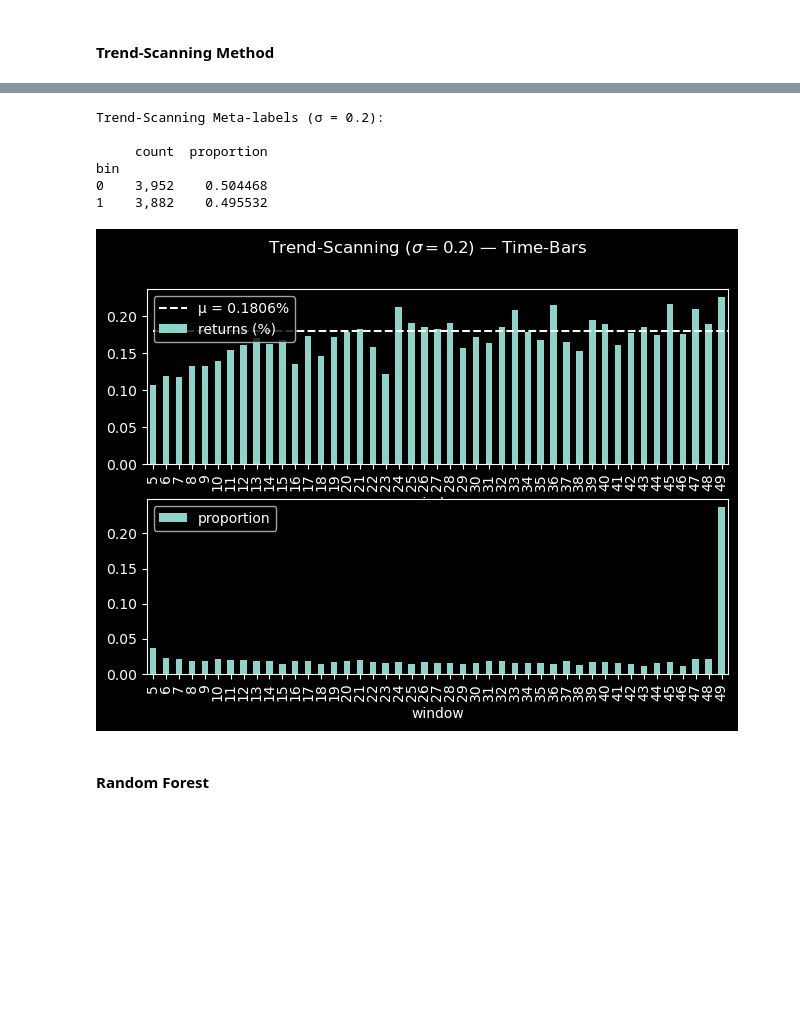
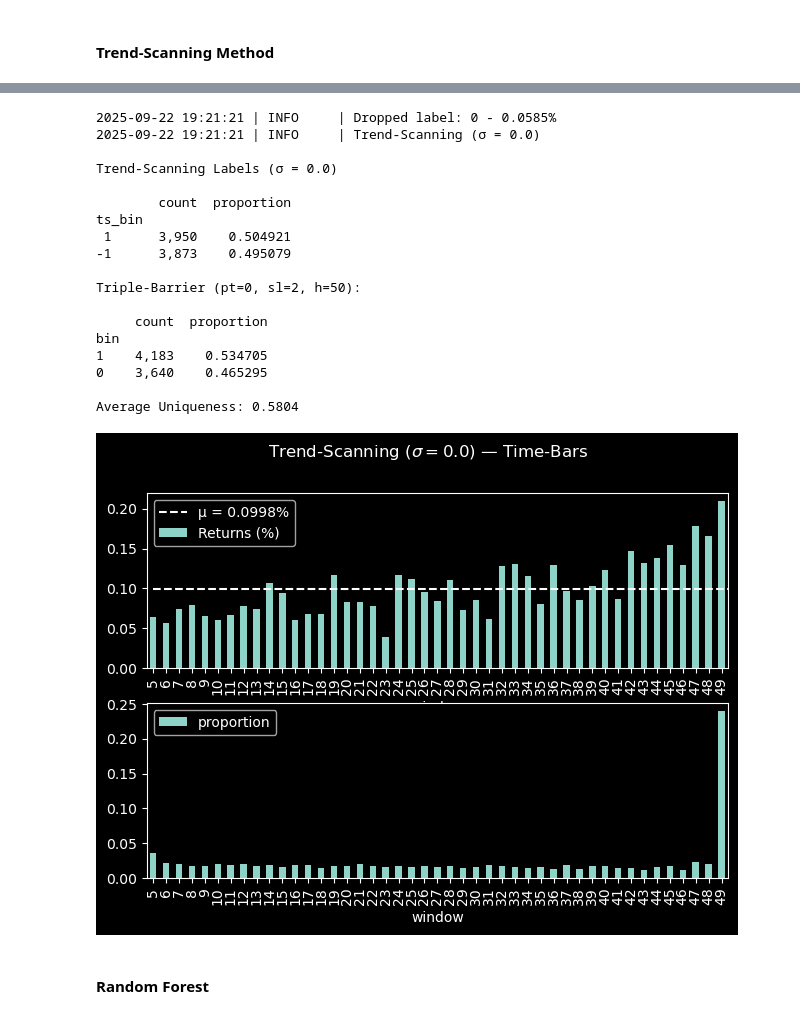
Before and after one commit to pnjoroge54/Machine-Learning-Blueprint, a Jupyter notebook: notebooks/Part_3-Labeling.ipynb, the cells around one changed output, grey strips where cells are left out. Cells and saved outputs as stored; diff of their text form; code cells hidden in the pictures; blank space fills up the shorter version.

```diff
--- a/notebooks/Part_3-Labeling.ipynb
+++ b/notebooks/Part_3-Labeling.ipynb
@@ -221,7 +228,9 @@ bb_period, bb_std = 20, 1.5 # Bollinger Band parameters
 bb_strategy = BollingerStrategy(window=bb_period, num_std=bb_std)
 bb_lookback = 10
 bb_pt_barrier, bb_sl_barrier, bb_time_horizon = (1, 2, 50)
+min_ret = 0.0
 bb_vol_multiplier = 1
+linear_decay = False
 # %% [markdown]
 #### Volatility Charts
 # %%
@@ -282,10 +280,9 @@ vol_target = get_daily_vol(bb_df.close, vol_lookback) * bb_vol_multiplier
 close = bb_df.close
 
 thres = vol_target.mean()
-side, t_events = get_entries(bb_strategy, bb_df, filter_threshold=thres)
+_, t_events = get_entries(bb_strategy, bb_df, filter_threshold=thres)
 
 vertical_barriers = add_vertical_barrier(t_events, close, num_bars=bb_time_horizon)
-linear_decay = False
 # %% [output]
 Bollinger_w20_std1.5 Signals:
 
@@ -387,5 +384,4 @@ Average Uniqueness: 0.7018
 #### Trend-Scanning Method
 # %%
 span = (5, bb_time_horizon)
-volatility_threshold = 0.2
-side = bb_side.reindex(t_events)
+volatility_threshold = 0.0
@@ -402,29 +466,56 @@ bin
+# %%
+span = (5, 50)
+vertical_barriers_50 = add_vertical_barrier(t_events, close, num_bars=50)
+bb_events_trend_tb = get_trend_scanning_meta_labels(
+    close, vol_target, bb_side, t_events, vertical_barriers_50, bb_sl_barrier,
+    min_ret, span, volatility_threshold
+    )
+bb_events_trend_tb_time_50 = bb_events_trend_tb.copy()
+# bb_events_trend_tb_time_50.info()
+
+print(f"\nTrend-Scanning Labels (σ = {volatility_threshold})")
+value_counts_data(bb_events_trend_tb_time_50["ts_bin"], verbose=True)
+
+print(f"Triple-Barrier (pt={0}, sl={bb_sl_barrier}, h={bb_time_horizon}):")
+value_counts_data(bb_events_trend_tb_time_50["bin"], verbose=True)
+
+av_uniqueness = bb_events_trend_tb_time_50['tW'].mean()
+print(f"Average Uniqueness: {av_uniqueness:.4f}")
+
+# bb_events_trend_time.info()
+# %% [output]
+2025-09-22 19:21:21 | INFO     | Dropped label: 0 - 0.0585%
+2025-09-22 19:21:21 | INFO     | Trend-Scanning (σ = 0.0)
+
+Trend-Scanning Labels (σ = 0.0)
+
+        count  proportion
+ts_bin
+ 1      3,950    0.504921
+-1      3,873    0.495079
+
+Triple-Barrier (pt=0, sl=2, h=50):
+
+     count  proportion
+bin
+1    4,183    0.534705
+0    3,640    0.465295
+
+Average Uniqueness: 0.5804
 # %%
-# bb_events_trend = get_trend_scanning_meta_labels(close, side, t_events, span, volatility_threshold)
-ret = bb_events_trend.ret
-sr_bb_trend = ret.mean() / ret.std()
-print(f"Trend-Scanning Meta-labels (σ = {volatility_threshold}):")
-value_counts_data(bb_events_trend.bin, verbose=True)
-
-events = bb_events_trend[bb_events_trend.bin == 1]
+events = bb_events_trend_tb[bb_events_trend_tb["bin"] == 1]
 ret_by_window = events.groupby(['window'])["ret"].mean() * 100
-ave_ret = events["ret"].mean() * 100
+ave_ret = ret_by_window.mean()
 
 fig, ax = plt.subplots(2, 1, figsize=(7.5, 5), dpi=100)
-ret_by_window.plot(kind="bar", label="returns (%)", ax=ax[0])
+ret_by_window.plot(kind="bar", label="Returns (%)", ax=ax[0])
 ax[0].hlines(ave_ret, xmin=0, xmax=bb_time_horizon, linestyles="--", label=f"μ = {ave_ret:.4f}%")
 ax[0].legend()
 events["window"].value_counts(normalize=True).sort_index().plot(kind="bar", ax=ax[1], legend=True)
 fig.suptitle(fr"Trend-Scanning ($\sigma={volatility_threshold}$) — Time-Bars")
 plt.subplots_adjust(top=0.88);
 # %% [output]
-Trend-Scanning Meta-labels (σ = 0.2):
-
-     count  proportion
-bin
-0    3,952    0.504468
-1    3,882    0.495532
-[figure, old version]
+[figure, new version]
 # %% [markdown]
 #### Random Forest
 # %%
```
Also changed, not shown: parts of 84 cells of this notebook.
